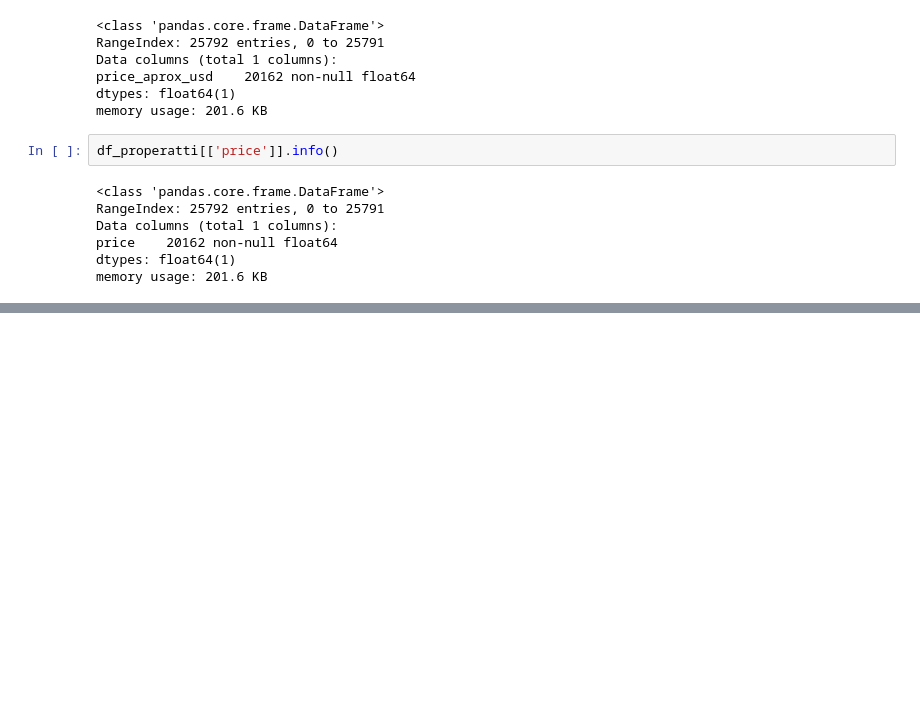
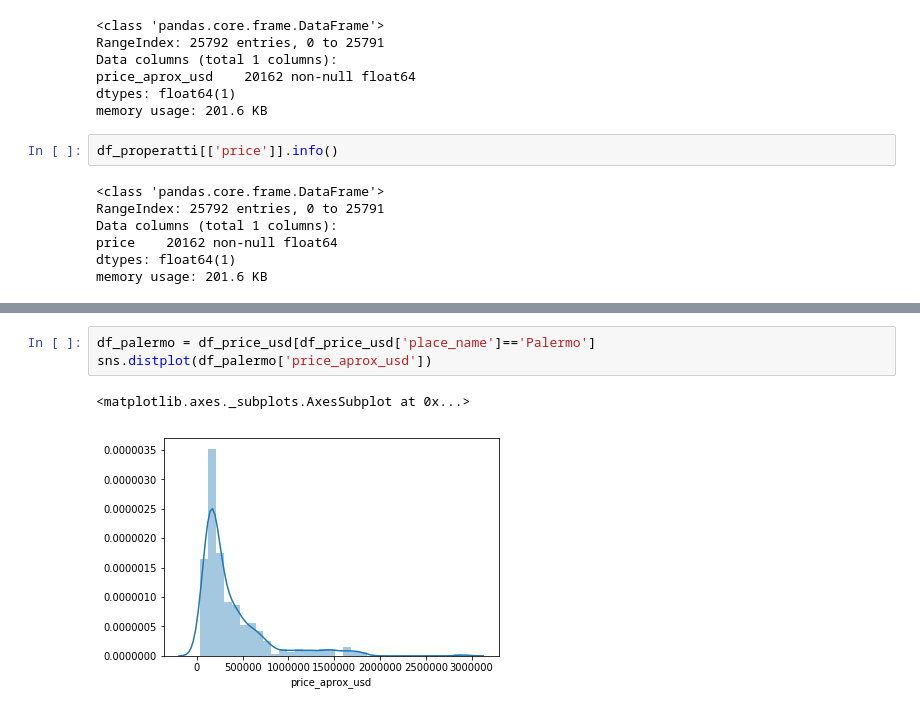
Before and after one commit to ezecarrascosa/DH-DataScience, a Jupyter notebook: Tests properatti (1).ipynb, the cells around one changed output, grey strips where cells are left out. Drawn from its saved outputs; the diff is of its cells as text; blank space fills up the shorter version.

```diff
--- a/Tests properatti (1).ipynb
+++ b/Tests properatti (1).ipynb
@@ -349,0 +311,6 @@ KstestResult(statistic=0.9999900803491717, pvalue=0.0)
+# %%
+df_palermo = df_price_usd[df_price_usd['place_name']=='Palermo']
+sns.distplot(df_palermo['price_aprox_usd'])
+# %% [output]
+<matplotlib.axes._subplots.AxesSubplot at 0x...>
+[figure, added]
```
Also changed, not shown: parts of 62 cells of this notebook.
